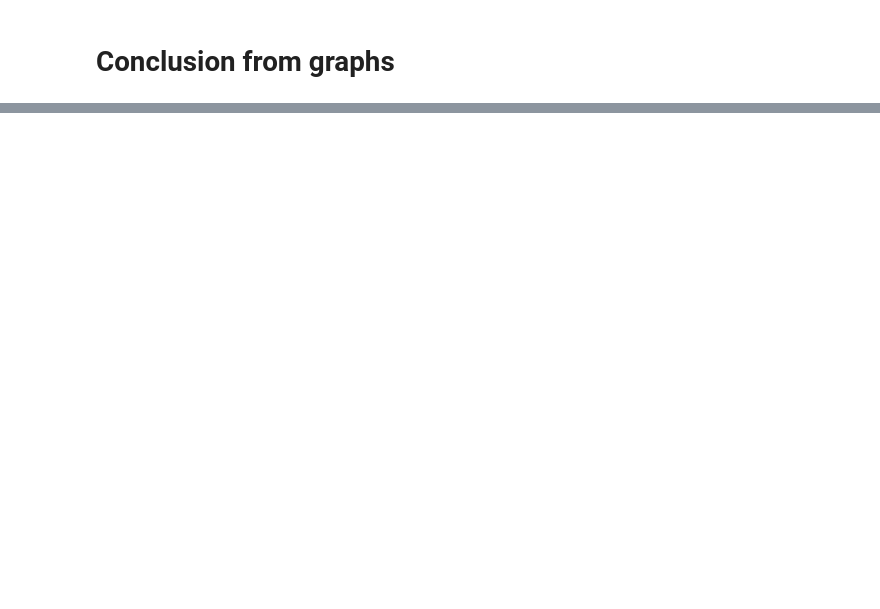
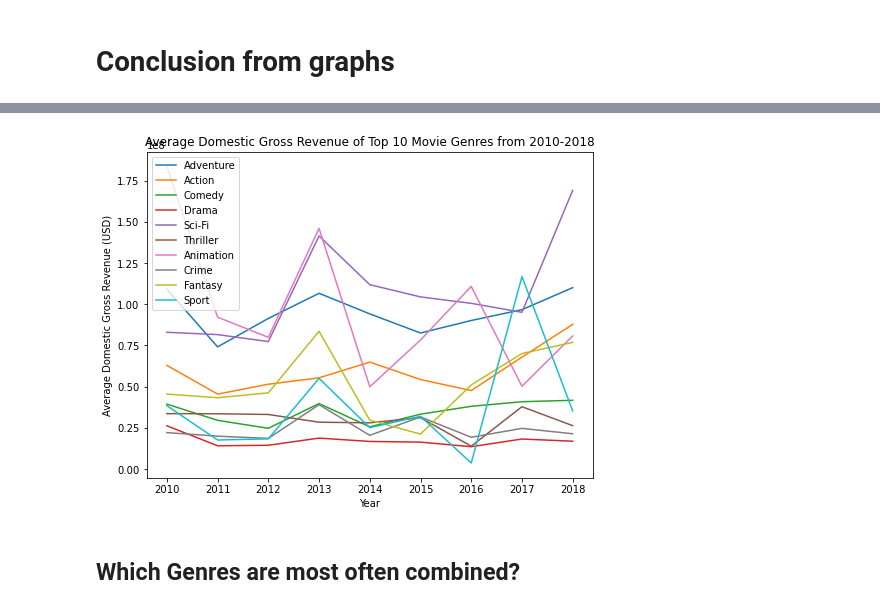
Before and after one commit to tramsay-deloitte/Dollywood, a Jupyter notebook: Mostpopular.ipynb, the cells around one changed output, grey strips where cells are left out. Cells and saved outputs as stored; diff of their text form; code cells hidden in the pictures; blank space fills up the shorter version.

Commit message:
added to MostPopular and reformatted

```diff
--- a/Mostpopular.ipynb
+++ b/Mostpopular.ipynb
@@ -95,0 +193,5 @@ movie_gross2010
+# %%
+#drop null values and isolate only the needed columns
+genres_gross = genres_gross.dropna()
+genres_gross = genres_gross[['genre', 'domestic_gross', 'year']]
+genres_gross.head()
@@ -95,0 +227,4 @@ movie_gross2010
+# %%
+#group by genre and year, used mean to control for number of movies released, could also use sum
+new_genres_gross = genres_gross.groupby(['genre', 'year'], as_index = False)['domestic_gross'].mean()
+new_genres_gross.head()
@@ -96,2 +238,10 @@ movie_gross2010
+# %%
+#create function to plot the genres and their domestic gross revenue
+def plot_genres(name):
+    all_genres = new_genres_gross[new_genres_gross['genre'] == name]
+    plt.plot(all_genres.year, all_genres.domestic_gross, label = name)
+# %%
+#create list of top grossing genres to plot
+top_genres_list = ['Adventure', 'Action', 'Comedy', 'Drama', 'Sci-Fi', 'Thriller', 'Animation', 'Crime', 'Fantasy', 'Sport']
 # %% [markdown]
 ## Top 10 Grossing movies in each year
@@ -312,0 +482,18 @@ movies.sort_values(by='popularity', ascending=False).head(10)
+# %%
+#create plot and call function to graph each of the top genres
+plt.figure(figsize = (8,6))
+
+for g in top_genres_list:
+    plot_genres(g)
+
+plt.title("Average Domestic Gross Revenue of Top 10 Movie Genres from 2010-2018")
+plt.ylabel("Average Domestic Gross Revenue (USD)")
+plt.xlabel('Year')
+
+plt.legend()
+
+plt.show()
+# %% [output]
+[figure, added]
+# %% [markdown]
+## Which Genres are most often combined?
```
Also changed, not shown: parts of 25 cells of this notebook.
